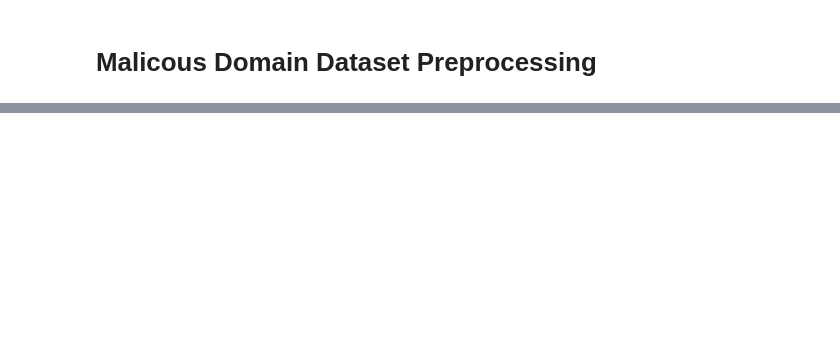
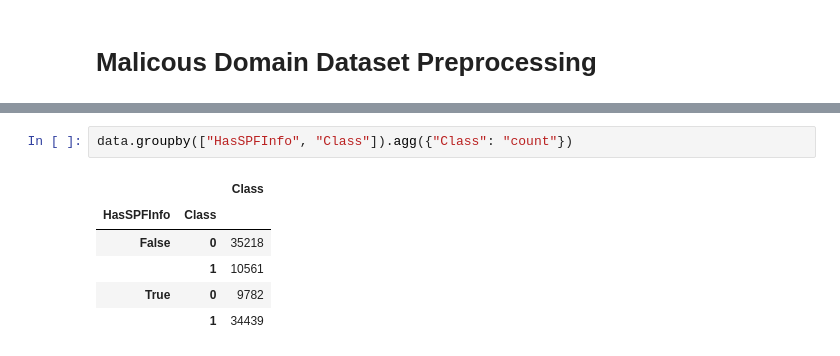
Before and after one commit to lukem1/malicious-domain-classification, a Jupyter notebook: preprocessing.ipynb, the cells around one changed output, grey strips where cells are left out. Drawn from its saved outputs; the diff is of its cells as text; blank space fills up the shorter version.

```diff
--- a/preprocessing.ipynb
+++ b/preprocessing.ipynb
@@ -43,0 +50,9 @@ RangeIndex(start=0, stop=90000, step=1)
+# %%
+data.groupby(["HasSPFInfo", "Class"]).agg({"Class": "count"})
+# %% [output]
+|  |  | Class |
+| HasSPFInfo | Class |  |
+| False | 0 | 35218 |
+|  | 1 | 10561 |
+| True | 0 | 9782 |
+|  | 1 | 34439 |
```
Also changed, not shown: parts of 11 cells of this notebook.
